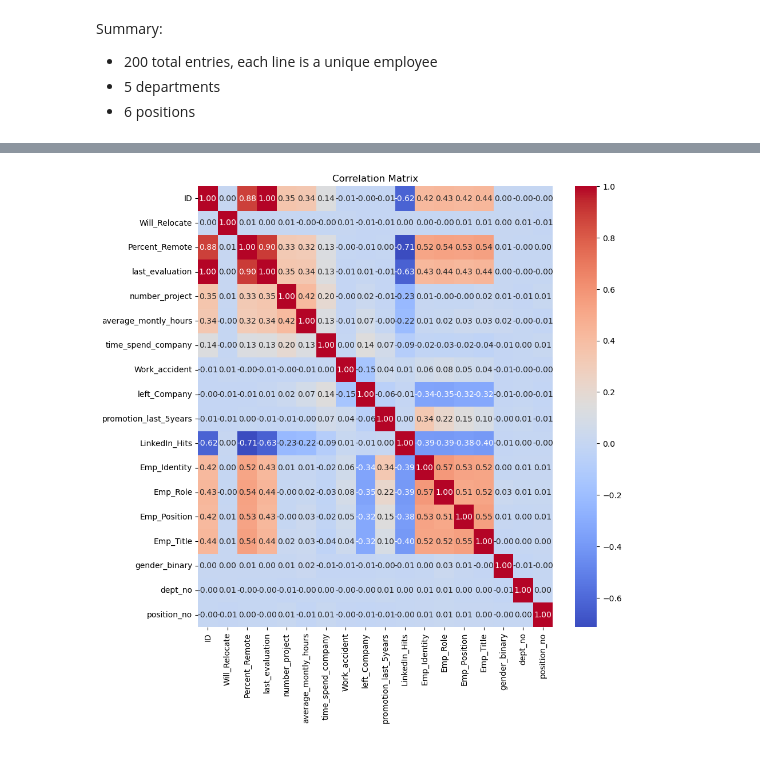
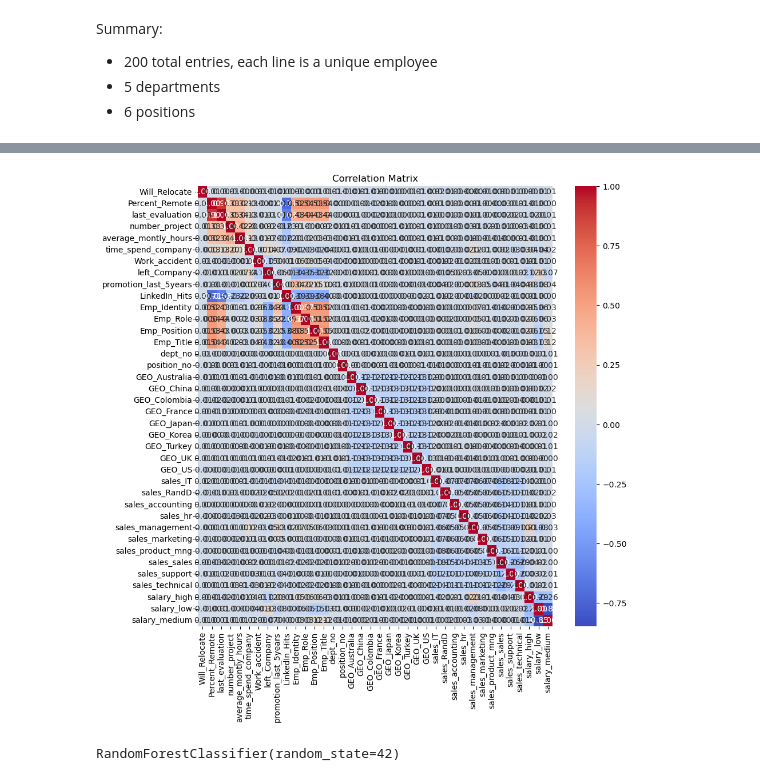
Before and after one commit to cmswart/group1-project4, a Jupyter notebook: exploration.ipynb, the cells around one changed output, grey strips where cells are left out. Cells and saved outputs as stored; diff of their text form; code cells hidden in the pictures.

```diff
--- a/exploration.ipynb
+++ b/exploration.ipynb
@@ -64,3 +66,6 @@ hr_df['position_no'] = le.fit_transform(hr_df['Role'])
 hr_df.head()
 
 hr_df.to_csv('cleaned_hr.csv')
+# %%
+ML_df = hr_df.drop(columns=["Gender", "Department", "Role", "ID", "gender_binary"])
+ML_df.dtypes
@@ -66,0 +101,4 @@ hr_df.to_csv('cleaned_hr.csv')
+# %%
+dummies_df = pd.get_dummies(ML_df)
+# dummies_df = dummies_df.drop(columns=["GEO", "sales", "salary"])
+dummies_df.dtypes
@@ -67,13 +123,13 @@ hr_df.to_csv('cleaned_hr.csv')
 # %%
 #correlation heatmap
 
 # Correlation matrix
-corr = hr_df.corr()
+corr = dummies_df.corr()
 
 # Create a heatmap
 plt.figure(figsize=(10, 10))
 sns.heatmap(corr, annot=True, cmap='coolwarm', fmt=".2f")
 plt.title('Correlation Matrix')
 plt.show()
 # %% [output]
-[figure, old version]
+[figure, new version]
@@ -79,0 +140,5 @@ plt.show()
+# %%
+rf = RandomForestClassifier(random_state=42)
+rf.fit(X_train, y_train)
+# %% [output]
+RandomForestClassifier(random_state=42)
```
Also changed, not shown: parts of 8 cells of this notebook.
